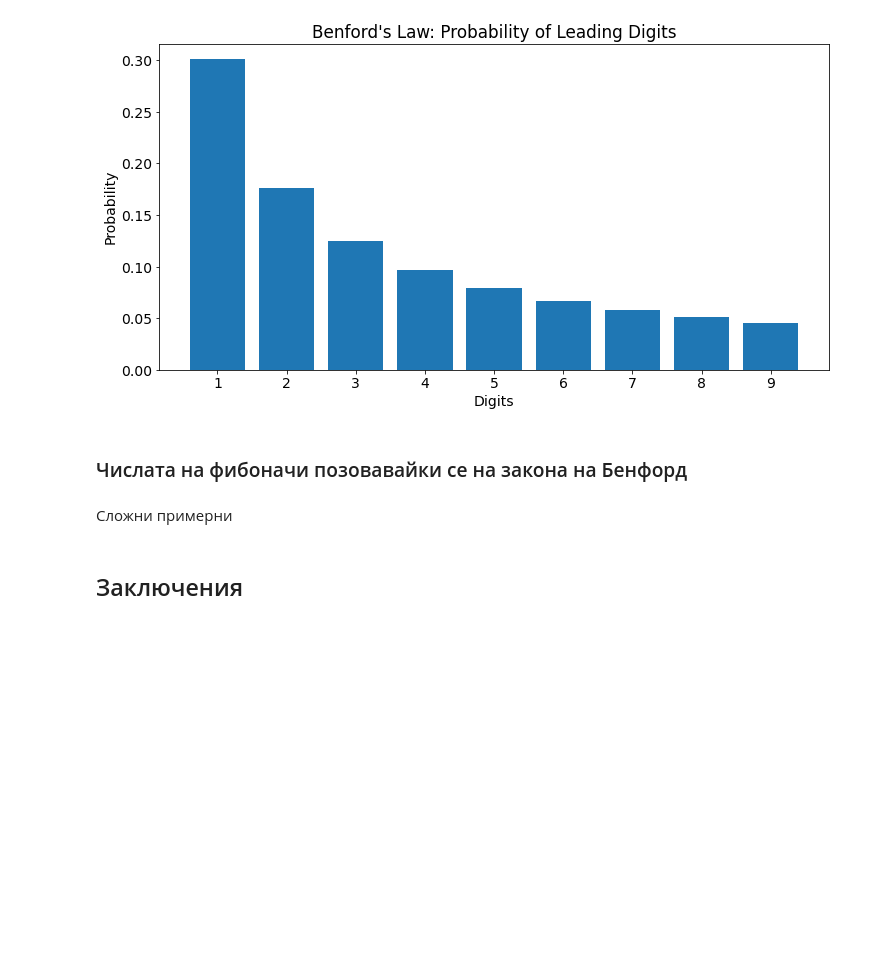
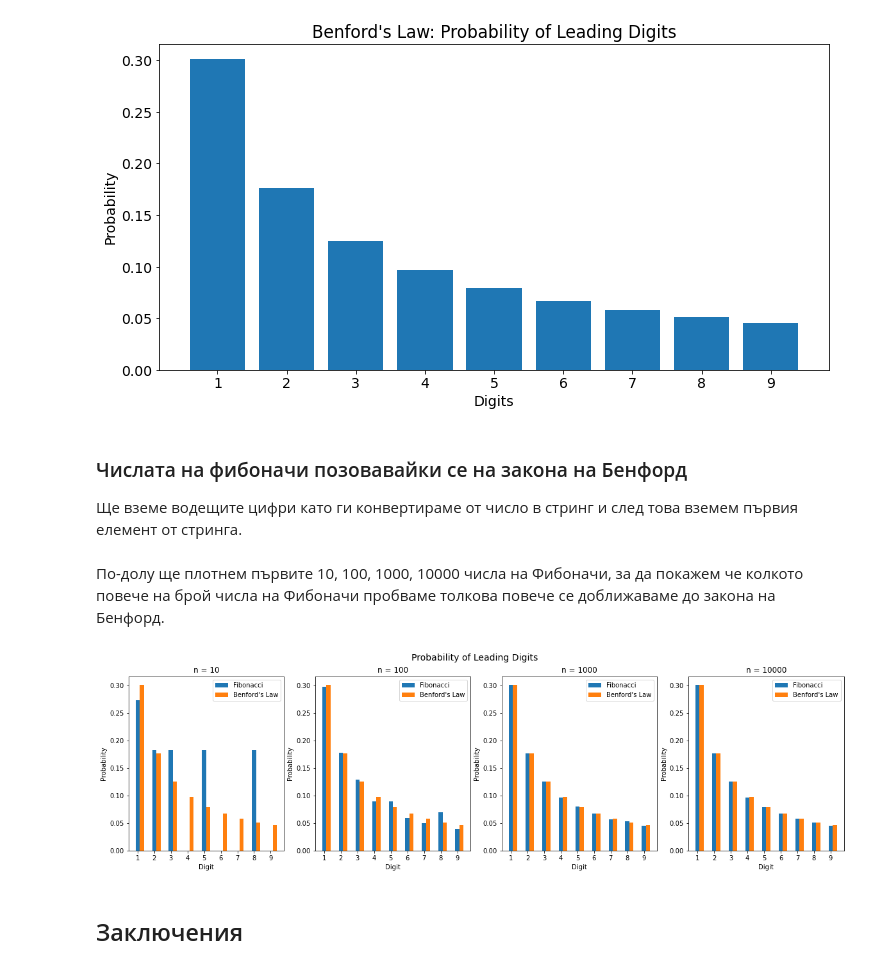
Before and after one commit to aleksoft1/benfords-law, a Jupyter notebook: Benford's Law.ipynb, the cells around one changed output. Drawn from its saved outputs; the diff is of its cells as text; code cells hidden in the pictures; blank space fills up the shorter version.

Commit message:
example: Fibonacci numbers follow Benford's Law

```diff
--- a/Benford's Law.ipynb
+++ b/Benford's Law.ipynb
@@ -102,5 +102,5 @@ plt.show()
 [figure]
 # %% [markdown]
 ### Числата на фибоначи позовавайки се на закона на Бенфорд
+
+Ще вземе водещите цифри като ги конвертираме от число в стринг и след това вземем първия елемент от стринга.
-# %% [markdown]
-Сложни примерни
@@ -107,2 +115,44 @@ plt.show()
+# %%
+# Calculate the number of leading digits for 1000 Fibonacci Numbers
+def leading_digit_count(numbers):
+    digit_dictionary = {
+        'digit': np.arange(1, 10),
+        'probability': np.zeros(9),
+        'count': np.zeros(9)
+    }
+
+    for number in numbers:
+        first_digit_from_number = int(str(number)[:1])
+        index = np.where(digit_dictionary['digit'] == first_digit_from_number)
+        digit_dictionary['count'][index] = digit_dictionary['count'][index] + 1
+
+    digit_dictionary['probability'] = digit_dictionary['count'] / len(numbers)
+
+    return digit_dictionary
+# %% [markdown]
+По-долу ще плотнем първите 10, 100, 1000, 10000 числа на Фибоначи, за да покажем че колкото повече на брой числа на Фибоначи пробваме толкова повече се доближаваме до закона на Бенфорд.
+# %%
+plt.rc('font', size=10)
+fig, axs = plt.subplots(1, 4, figsize=(20,5))
+# Да разгледам подробно for цикъла
+for i, ax in enumerate(axs):
+    n = 10 ** (i + 1)
+    fib_nums = fibonacci(n)
+    leading_digit_probability = leading_digit_count(fib_nums)
+
+    ax.bar(leading_digit_probability['digit'], leading_digit_probability['probability'], width=0.25)
+    ax.bar(digits + 0.25, prob_digits, width=0.25)
+
+    ax.set_xticks(leading_digit_probability['digit'])
+    ax.set_xlabel('Digit')
+    ax.set_ylabel('Probability')
+    ax.set_title(f'n = {n}')
+
+    ax.legend(labels=['Fibonacci', "Benford's Law"])
+
+plt.suptitle(f'Probability of Leading Digits', fontsize=14)
+plt.show()
+# %% [output]
+[figure, added]
 # %% [markdown]
 ## Заключения
```
Also changed, not shown: parts of 1 cell of this notebook.
